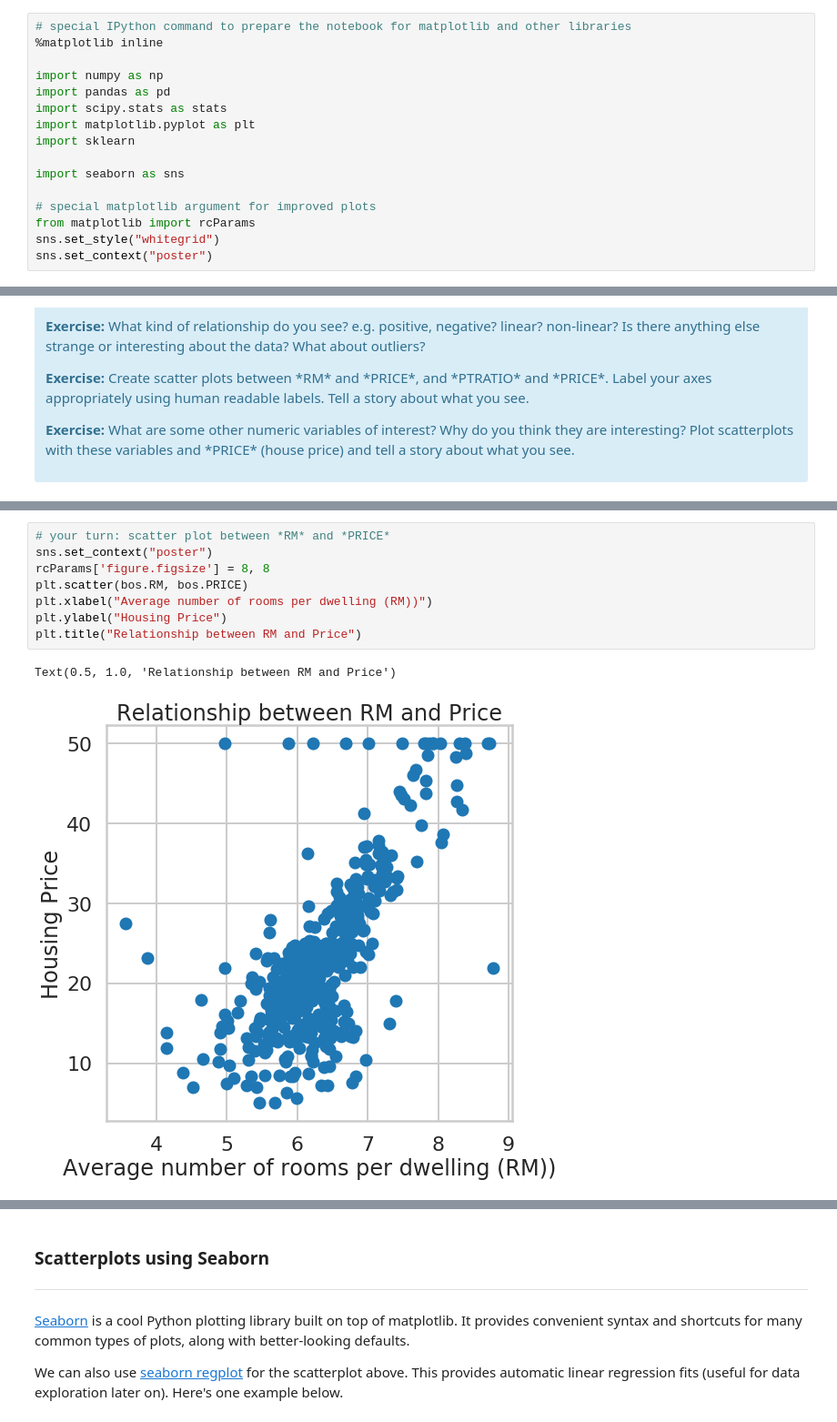
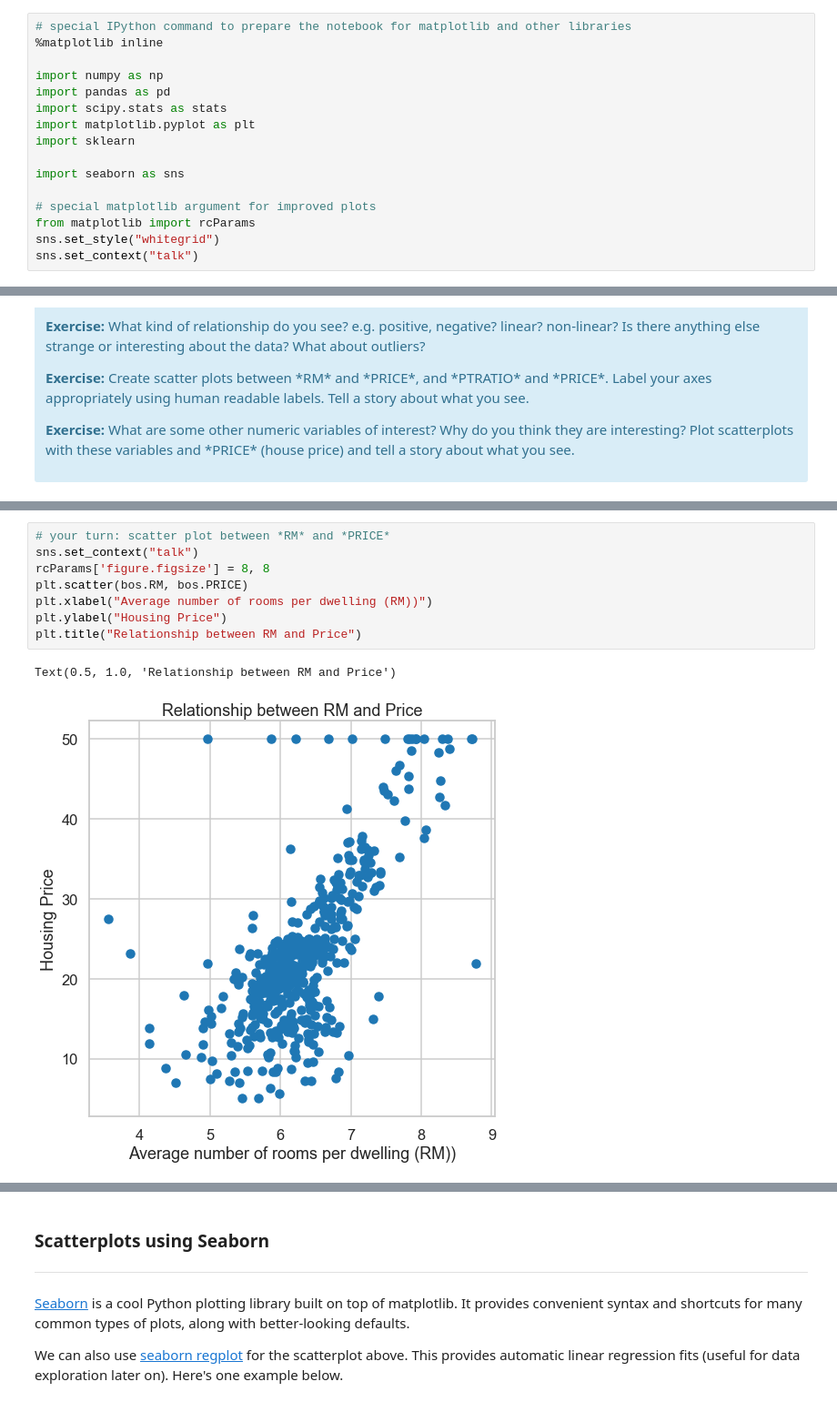
Before and after one commit to yegorkryukov/springboard, a Jupyter notebook: 11.4.1/Mini_Project_Linear_Regression.ipynb, the cells around one changed output, grey strips where cells are left out. Shown at 91% size. Cells and saved outputs as stored; diff of their text form.

```diff
--- a/11.4.1/Mini_Project_Linear_Regression.ipynb
+++ b/11.4.1/Mini_Project_Linear_Regression.ipynb
@@ -29,7 +29,7 @@ import seaborn as sns
 # special matplotlib argument for improved plots
 from matplotlib import rcParams
 sns.set_style("whitegrid")
-sns.set_context("poster")
+sns.set_context("talk")
 # %% [markdown]
 ***
 # Part 1: Introduction to Linear Regression
@@ -290,13 +290,13 @@ sns.heatmap(bos.corr(), annot=True)
 # %%
 # your turn: scatter plot between *RM* and *PRICE*
-sns.set_context("poster")
+sns.set_context("talk")
 rcParams['figure.figsize'] = 8, 8
 plt.scatter(bos.RM, bos.PRICE)
 plt.xlabel("Average number of rooms per dwelling (RM))")
 plt.ylabel("Housing Price")
 plt.title("Relationship between RM and Price")
 # %% [output]
 Text(0.5, 1.0, 'Relationship between RM and Price')
-[figure, old version]
+[figure, new version]
 # %%
 # your turn: scatter plot between *PTRATIO* and *PRICE*
```
Also changed, not shown: parts of 70 cells of this notebook.
